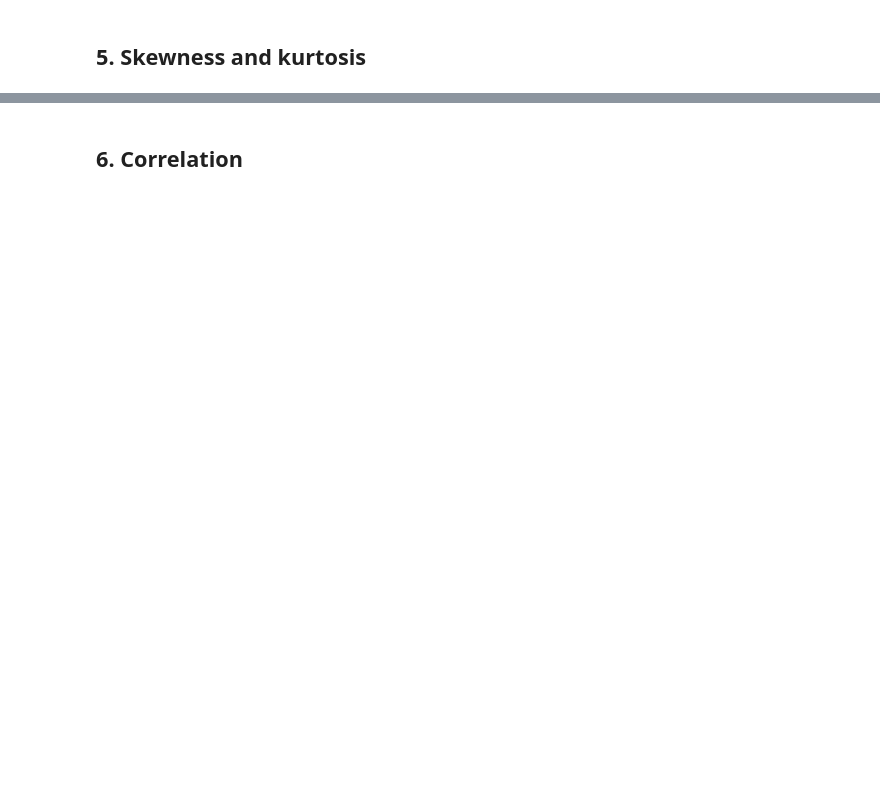
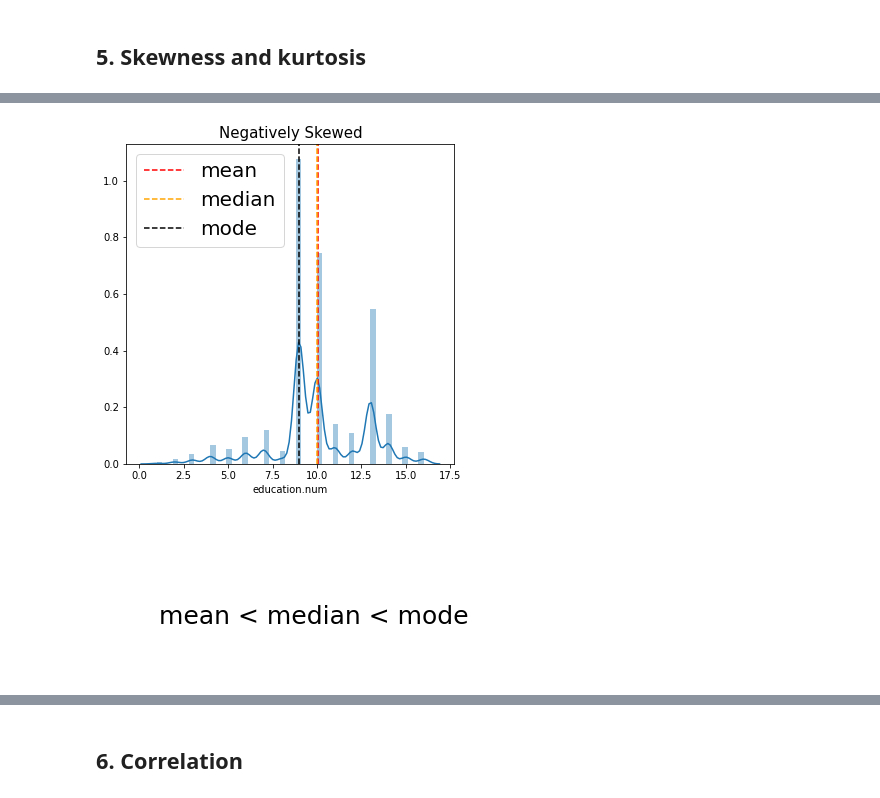
Before and after one commit to harshagiri/i_hate_this, a Jupyter notebook: Assignments/S1_Mandatory/S1_Descriptive Statistics/Descriptive Statistics - Mandatory(Session 1) - Questions.ipynb, the cells around one changed output, grey strips where cells are left out. Saved outputs shown, nothing was run; the diff lists cells and outputs as text; code cells hidden in the pictures; blank space fills up the shorter version.

```diff
--- a/Assignments/S1_Mandatory/S1_Descriptive Statistics/Descriptive Statistics - Mandatory(Session 1) - Questions.ipynb
+++ b/Assignments/S1_Mandatory/S1_Descriptive Statistics/Descriptive Statistics - Mandatory(Session 1) - Questions.ipynb
@@ -453,3 +484,34 @@ Name: workclass, Length: 32561, dtype: object>
+# %%
+# type your code here
+from matplotlib import gridspec
+
+# set the plot size
+plt.rcParams["figure.figsize"] = [20,15]
+
+# divides the plot into the specified number of subplots
+gs = gridspec.GridSpec(3, 3, width_ratios=[2.5, 2.5, 2.5], height_ratios=[.20, .10, .15])
+
+a1 = plt.subplot(gs[0, 0])
+a1.set_title("Negatively Skewed", fontsize=15)
+a1= sns.distplot(adults_income_df['education.num'])
+
+mu = adults_income_df['education.num'].mean()                                 # calculate the mean
+mo = adults_income_df['education.num'].mode()                                 # calculate the mode
+me = adults_income_df['education.num'].median()                               # calculate the median
+
+plt.axvline(x = mu, color='red',linestyle='--',label="mean")
+plt.axvline(x = me, color='orange',linestyle='--',label="median")
+plt.axvline(x = mo[0], color='black',linestyle='--',label="mode")
+
+plt.legend(prop={'size': 20})
+
+a2 = plt.subplot(gs[1, 0])
+a2.text(x = 0.1, y = 0.3, s="mean < median < mode", fontsize=25)
+a2.axis('off')
+# display the plot
+plt.show()
+# %% [output]
+[figure, added]
 # %% [markdown]
 <table align="left">
     <tr>
```
Also changed, not shown: parts of 15 cells of this notebook, 2 other files.
